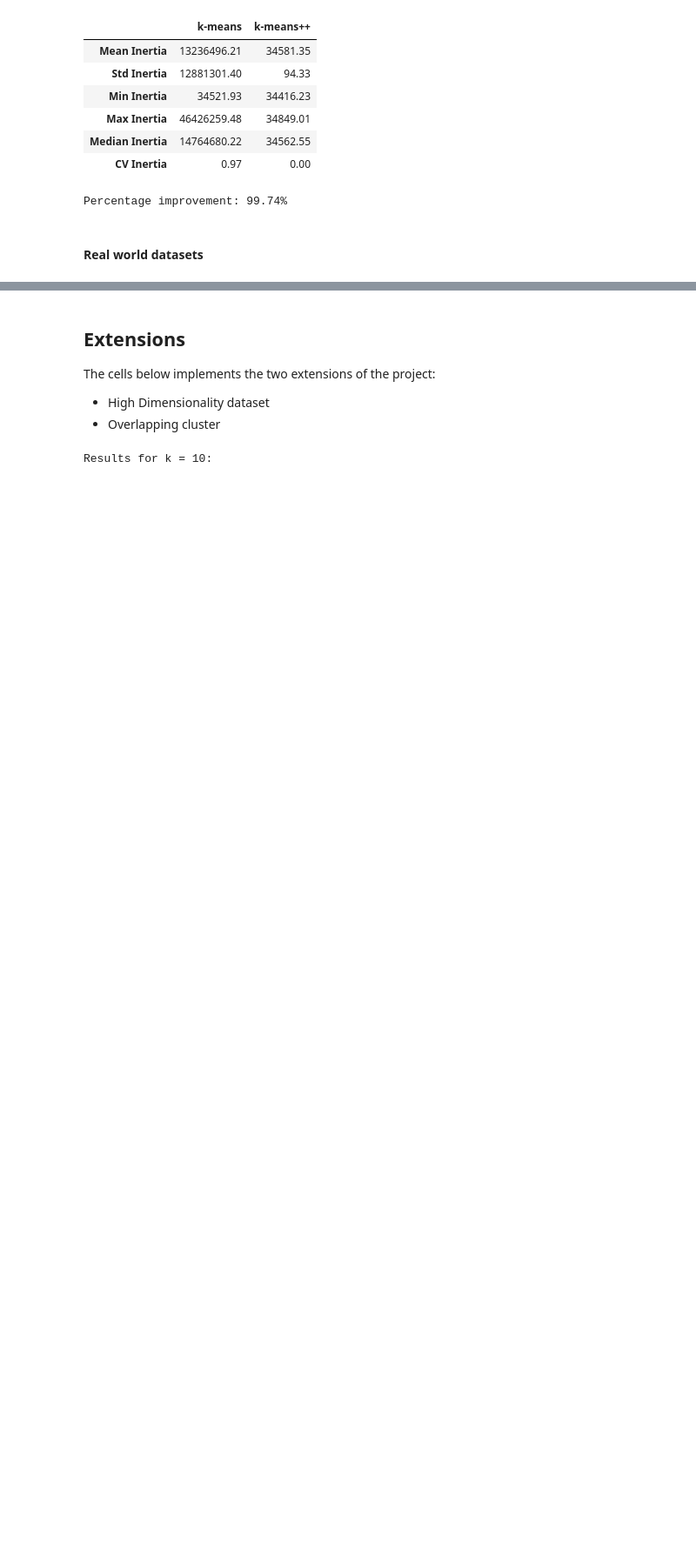
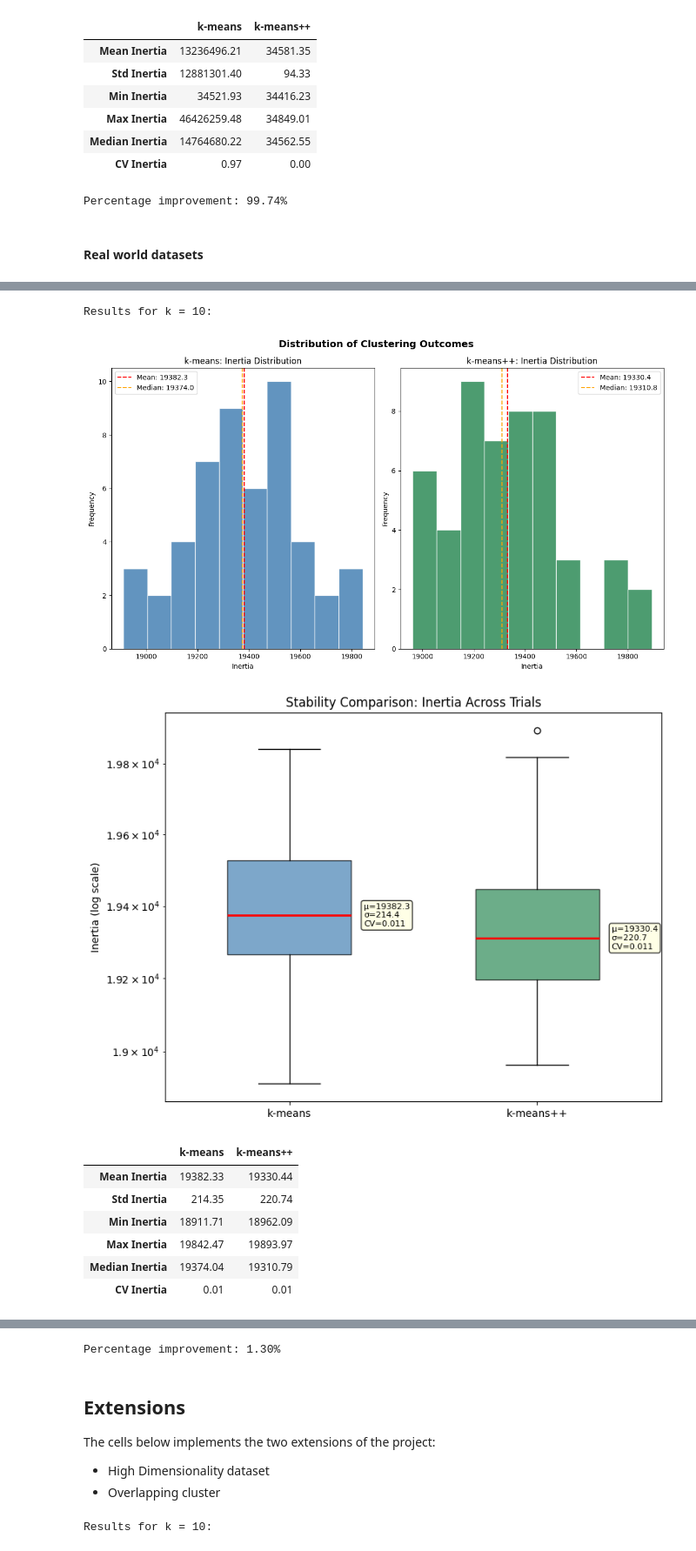
Before and after one commit to francodesource/ClusteringAndInitialization, a Jupyter notebook: main.ipynb, the cells around one changed output, grey strips where cells are left out. Shown at 87% size. Drawn from its saved outputs; the diff is of its cells as text; code cells hidden in the pictures; blank space fills up the shorter version.

Commit message:
change real world dataset

```diff
--- a/main.ipynb
+++ b/main.ipynb
@@ -442,14 +442,3 @@ Results for k = 50:
 Percentage improvement: 99.74%
 # %% [markdown]
 #### Real world datasets
-# %%
-# spambase
-from sklearn.datasets import fetch_openml
-
-spam = fetch_openml(name='spambase', version=1, as_frame=False)
-
-points = spam.data
-for k in ks:
-    print(f'Results for k = {k}:')
-    run_trials_and_print_results(N_TRIALS, k, points, 'spambase', save_tex=TEX)
-    print()
@@ -492,14 +444,0 @@ Percentage improvement: 95.01%
-# %%
-# cloud dataset
-from ucimlrepo import fetch_ucirepo
-
-# fetch dataset
-cloud = fetch_ucirepo(id=155)
-
-# data (as pandas dataframes)
-points = np.asarray(cloud.data.features)
-
-for k in ks:
-    print(f'Results for k = {k}:')
-    run_trials_and_print_results(N_TRIALS, k, points, 'cloud_dataset', save_tex=TEX)
-    print()
@@ -541,0 +445,20 @@ Percentage improvement: 40.56%
+# %%
+# olivetti faces
+from sklearn.datasets import fetch_olivetti_faces
+
+points, _ = fetch_olivetti_faces(return_X_y=True)
+for k in [10, 25, 50]:
+    print(f'Results for k = {k}:')
+    run_trials_and_print_results(N_TRIALS, k, points, 'olivetti_faces', save_tex=TEX)
+    print()
+# %% [output]
+Results for k = 10:
+[figure, added]
+[figure, added]
+|  | k-means | k-means++ |
+| Mean Inertia | 19382.33 | 19330.44 |
+| Std Inertia | 214.35 | 220.74 |
+| Min Inertia | 18911.71 | 18962.09 |
+| Max Inertia | 19842.47 | 19893.97 |
+| Median Inertia | 19374.04 | 19310.79 |
+| CV Inertia | 0.01 | 0.01 |
@@ -542,3 +489,4 @@ Percentage improvement: 40.56%
+Percentage improvement: 1.30%
 # %% [markdown]
 ## Extensions
 The cells below implements the two extensions of the project:
```
Also changed, not shown: parts of 3 cells of this notebook, 2 other files.
